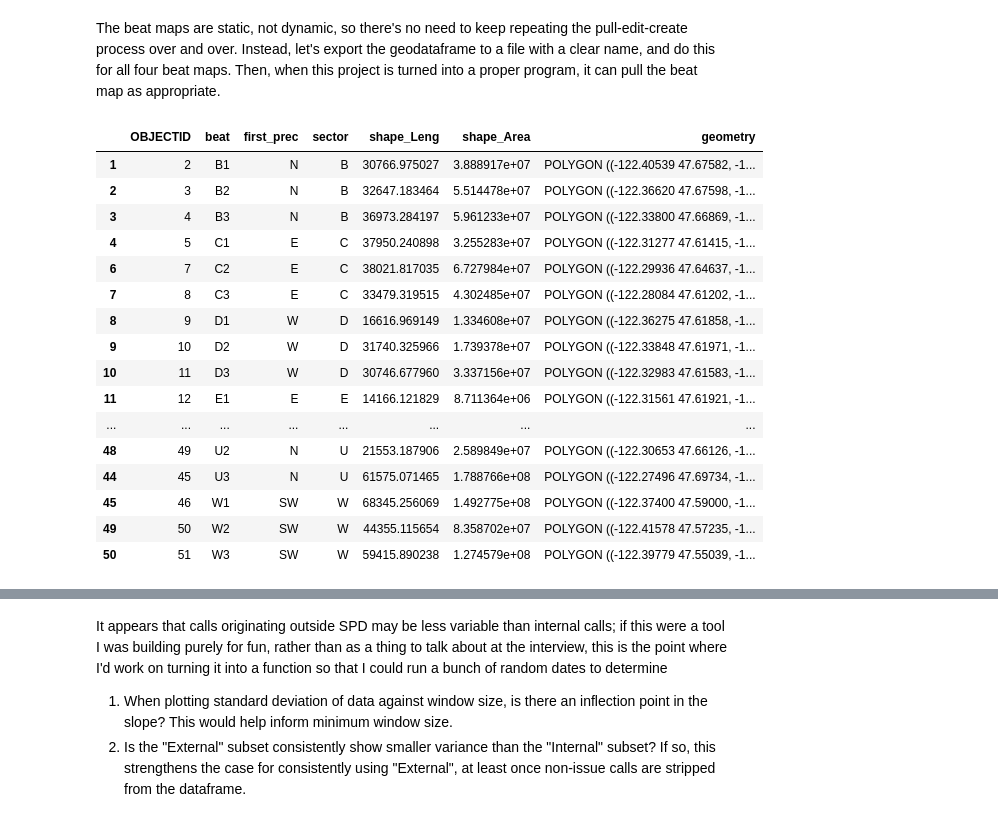
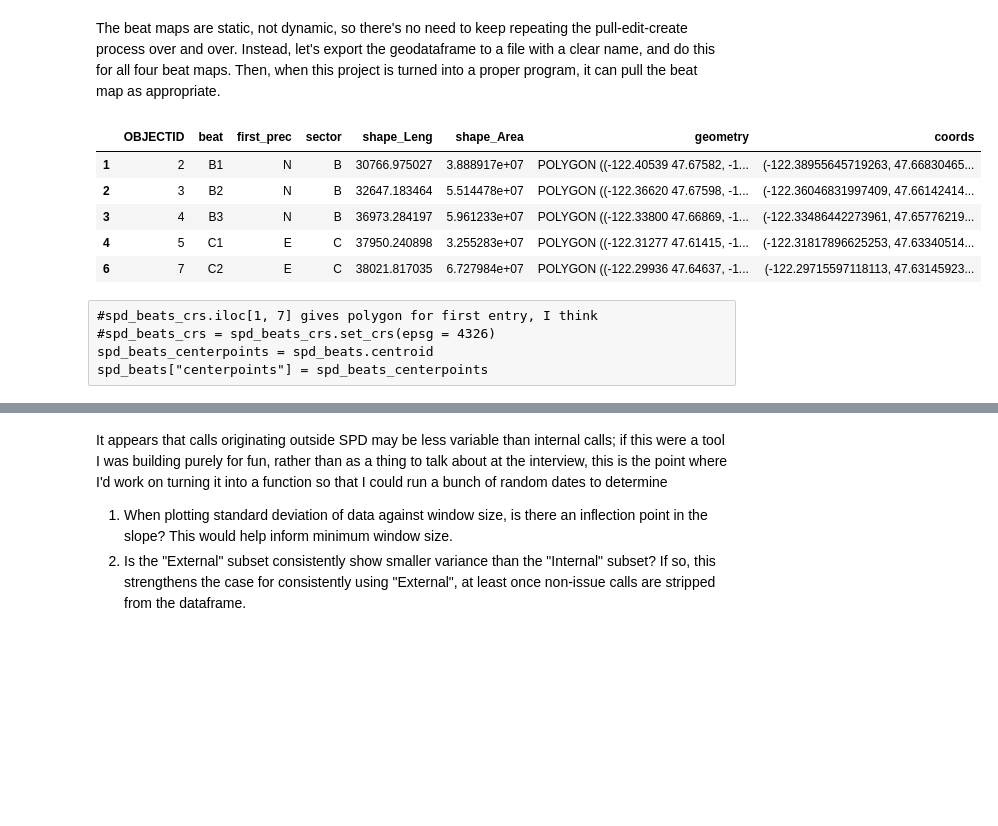
Before and after one commit to celloyd/911-before-after-event, a Jupyter notebook: 911 logs before-after.ipynb, the cells around one changed output, grey strips where cells are left out. Drawn from its saved outputs; the diff is of its cells as text; code cells hidden in the pictures; blank space fills up the shorter version.

```diff
--- a/911 logs before-after.ipynb
+++ b/911 logs before-after.ipynb
@@ -231,22 +231,16 @@ spd_beats_15_17.sort_values(by = "beat", inplace = True)
 spd_beats_15_17 = spd_beats_15_17.iloc[1:, :]
 spd_beats_15_17.to_file("beats2015-2017.geojson", driver = "GeoJSON")
 # %%
-spd_beats
+spd_beats.head()
 # %% [output]
-|  | OBJECTID | beat | first_prec | sector | shape_Leng | shape_Area | geometry |
-| 1 | 2 | B1 | N | B | 30766.975027 | 3.888917e+07 | POLYGON ((-122.40539 47.67582, -1... |
-| 2 | 3 | B2 | N | B | 32647.183464 | 5.514478e+07 | POLYGON ((-122.36620 47.67598, -1... |
-| 3 | 4 | B3 | N | B | 36973.284197 | 5.961233e+07 | POLYGON ((-122.33800 47.66869, -1... |
-| 4 | 5 | C1 | E | C | 37950.240898 | 3.255283e+07 | POLYGON ((-122.31277 47.61415, -1... |
-| 6 | 7 | C2 | E | C | 38021.817035 | 6.727984e+07 | POLYGON ((-122.29936 47.64637, -1... |
-| 7 | 8 | C3 | E | C | 33479.319515 | 4.302485e+07 | POLYGON ((-122.28084 47.61202, -1... |
-| 8 | 9 | D1 | W | D | 16616.969149 | 1.334608e+07 | POLYGON ((-122.36275 47.61858, -1... |
-| 9 | 10 | D2 | W | D | 31740.325966 | 1.739378e+07 | POLYGON ((-122.33848 47.61971, -1... |
-| 10 | 11 | D3 | W | D | 30746.677960 | 3.337156e+07 | POLYGON ((-122.32983 47.61583, -1... |
-| 11 | 12 | E1 | E | E | 14166.121829 | 8.711364e+06 | POLYGON ((-122.31561 47.61921, -1... |
-| ... | ... | ... | ... | ... | ... | ... | ... |
-| 48 | 49 | U2 | N | U | 21553.187906 | 2.589849e+07 | POLYGON ((-122.30653 47.66126, -1... |
-| 44 | 45 | U3 | N | U | 61575.071465 | 1.788766e+08 | POLYGON ((-122.27496 47.69734, -1... |
-| 45 | 46 | W1 | SW | W | 68345.256069 | 1.492775e+08 | POLYGON ((-122.37400 47.59000, -1... |
-| 49 | 50 | W2 | SW | W | 44355.115654 | 8.358702e+07 | POLYGON ((-122.41578 47.57235, -1... |
-| 50 | 51 | W3 | SW | W | 59415.890238 | 1.274579e+08 | POLYGON ((-122.39779 47.55039, -1... |
+|  | OBJECTID | beat | first_prec | sector | shape_Leng | shape_Area | geometry | coords |
+| 1 | 2 | B1 | N | B | 30766.975027 | 3.888917e+07 | POLYGON ((-122.40539 47.67582, -1... | (-122.38955645719263, 47.66830465... |
+| 2 | 3 | B2 | N | B | 32647.183464 | 5.514478e+07 | POLYGON ((-122.36620 47.67598, -1... | (-122.36046831997409, 47.66142414... |
+| 3 | 4 | B3 | N | B | 36973.284197 | 5.961233e+07 | POLYGON ((-122.33800 47.66869, -1... | (-122.33486442273961, 47.65776219... |
+| 4 | 5 | C1 | E | C | 37950.240898 | 3.255283e+07 | POLYGON ((-122.31277 47.61415, -1... | (-122.31817896625253, 47.63340514... |
+| 6 | 7 | C2 | E | C | 38021.817035 | 6.727984e+07 | POLYGON ((-122.29936 47.64637, -1... | (-122.29715597118113, 47.63145923... |
+# %% [raw]
+#spd_beats_crs.iloc[1, 7] gives polygon for first entry, I think
+#spd_beats_crs = spd_beats_crs.set_crs(epsg = 4326)
+spd_beats_centerpoints = spd_beats.centroid
+spd_beats["centerpoints"] = spd_beats_centerpoints
```
Also changed, not shown: parts of 12 cells of this notebook.
